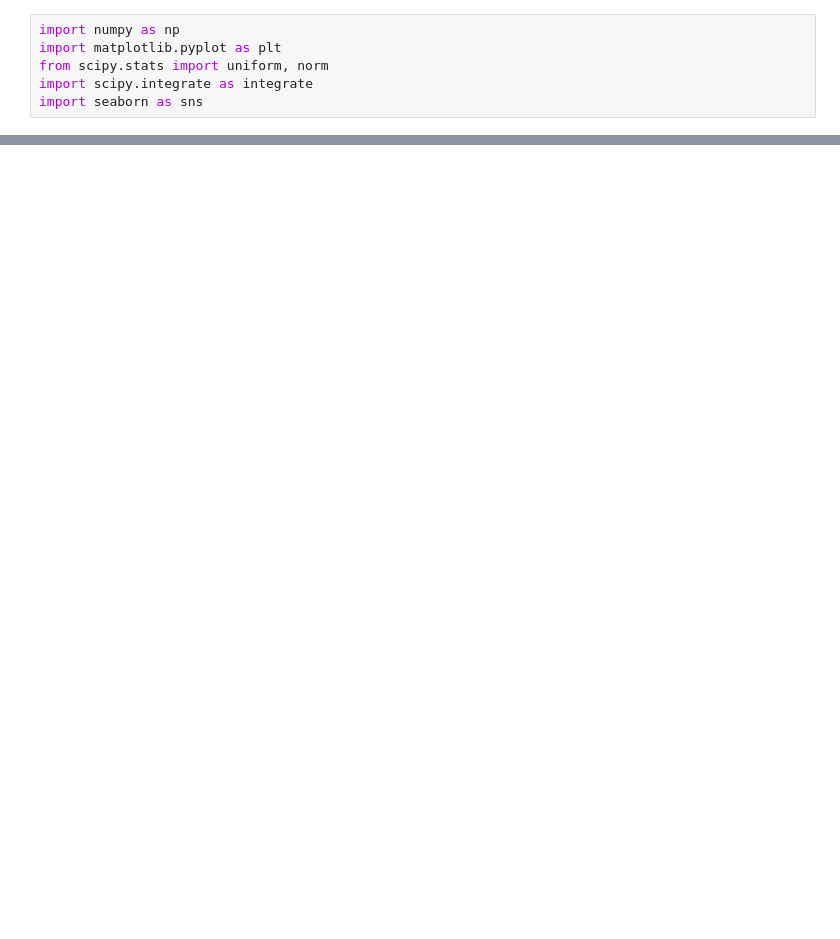
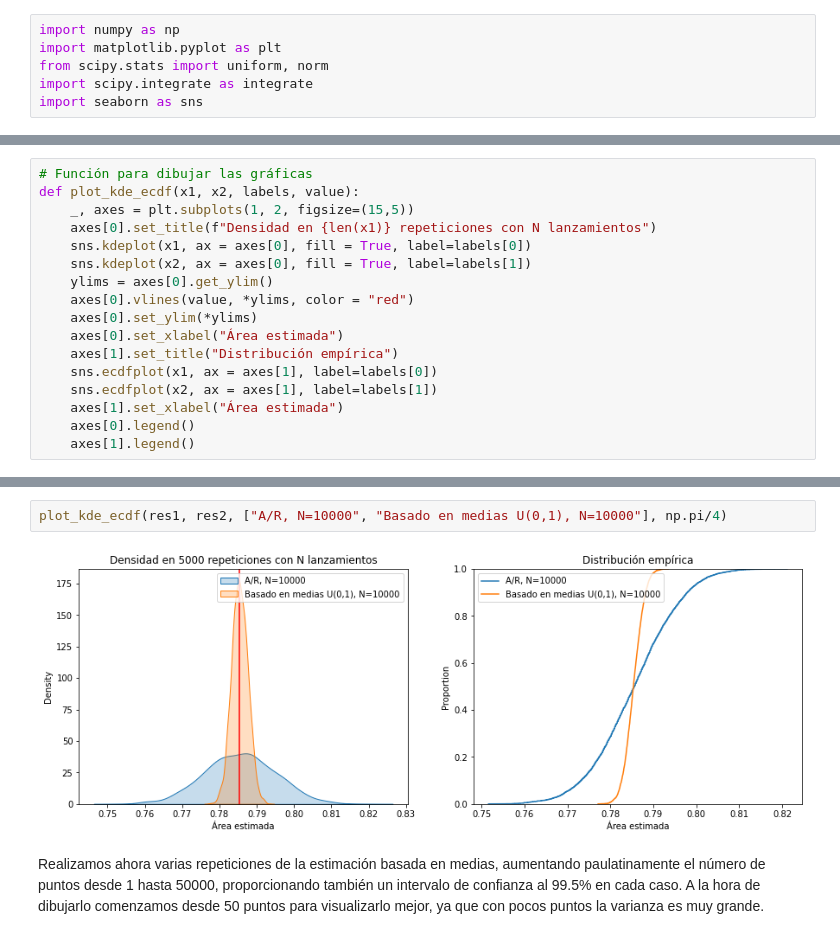
Before and after one commit to Ludvins/Practicas_CN, a Jupyter notebook: Ejercicios MonteCarlo.ipynb, the cells around one changed output, grey strips where cells are left out. Saved outputs shown, nothing was run; the diff lists cells and outputs as text; blank space fills up the shorter version.

```diff
--- a/Ejercicios MonteCarlo.ipynb
+++ b/Ejercicios MonteCarlo.ipynb
@@ -114,0 +68,17 @@ for _ in range(100):
+# %%
+# Función para dibujar las gráficas
+def plot_kde_ecdf(x1, x2, labels, value):
+    _, axes = plt.subplots(1, 2, figsize=(15,5))
+    axes[0].set_title(f"Densidad en {len(x1)} repeticiones con N lanzamientos")
+    sns.kdeplot(x1, ax = axes[0], fill = True, label=labels[0])
+    sns.kdeplot(x2, ax = axes[0], fill = True, label=labels[1])
+    ylims = axes[0].get_ylim()
+    axes[0].vlines(value, *ylims, color = "red")
+    axes[0].set_ylim(*ylims)
+    axes[0].set_xlabel("Área estimada")
+    axes[1].set_title("Distribución empírica")
+    sns.ecdfplot(x1, ax = axes[1], label=labels[0])
+    sns.ecdfplot(x2, ax = axes[1], label=labels[1])
+    axes[1].set_xlabel("Área estimada")
+    axes[0].legend()
+    axes[1].legend()
@@ -114,0 +124,6 @@ for _ in range(100):
+# %%
+plot_kde_ecdf(res1, res2, ["A/R, N=10000", "Basado en medias U(0,1), N=10000"], np.pi/4)
+# %% [output]
+[figure, added]
+# %% [markdown]
+Realizamos ahora varias repeticiones de la estimación basada en medias, aumentando paulatinamente el número de puntos desde 1 hasta 50000, proporcionando también un intervalo de confianza al 99.5% en cada caso. A la hora de dibujarlo comenzamos desde 50 puntos para visualizarlo mejor, ya que con pocos puntos la varianza es muy grande.
```
Also changed, not shown: parts of 48 cells of this notebook.
